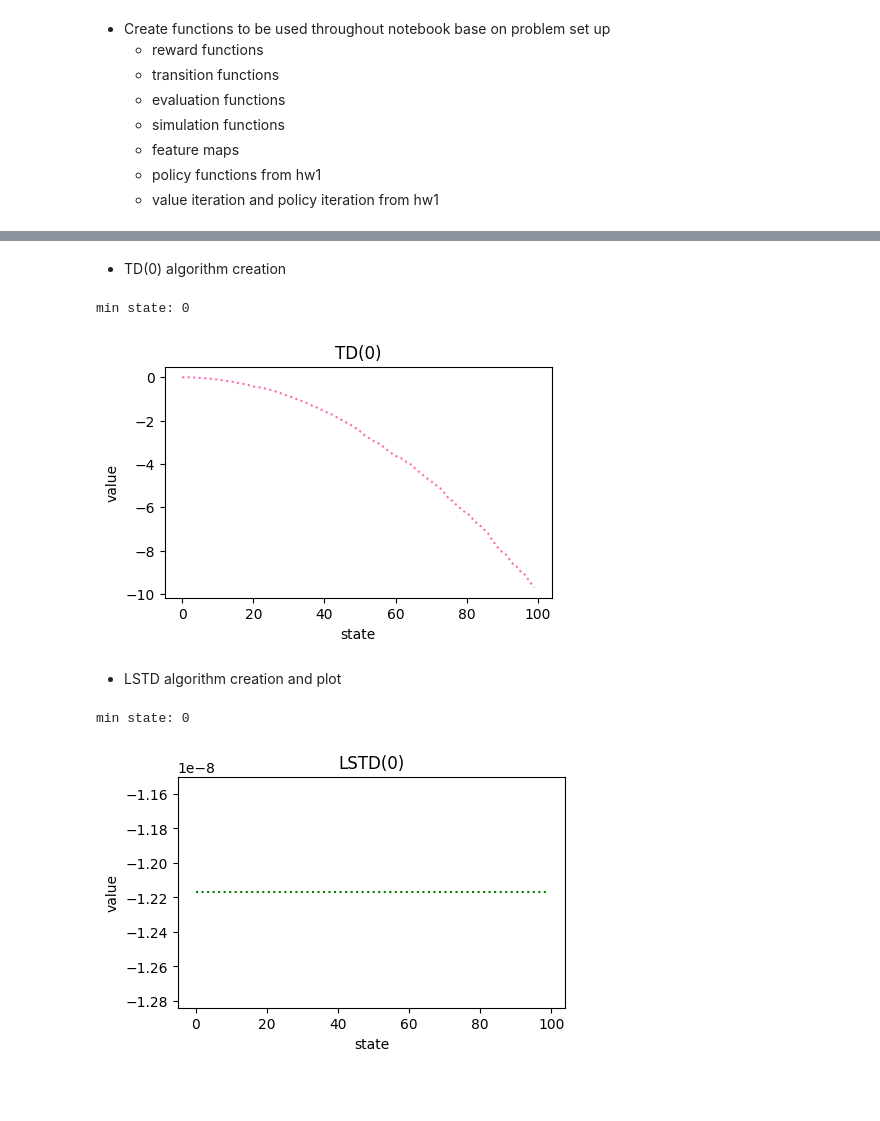
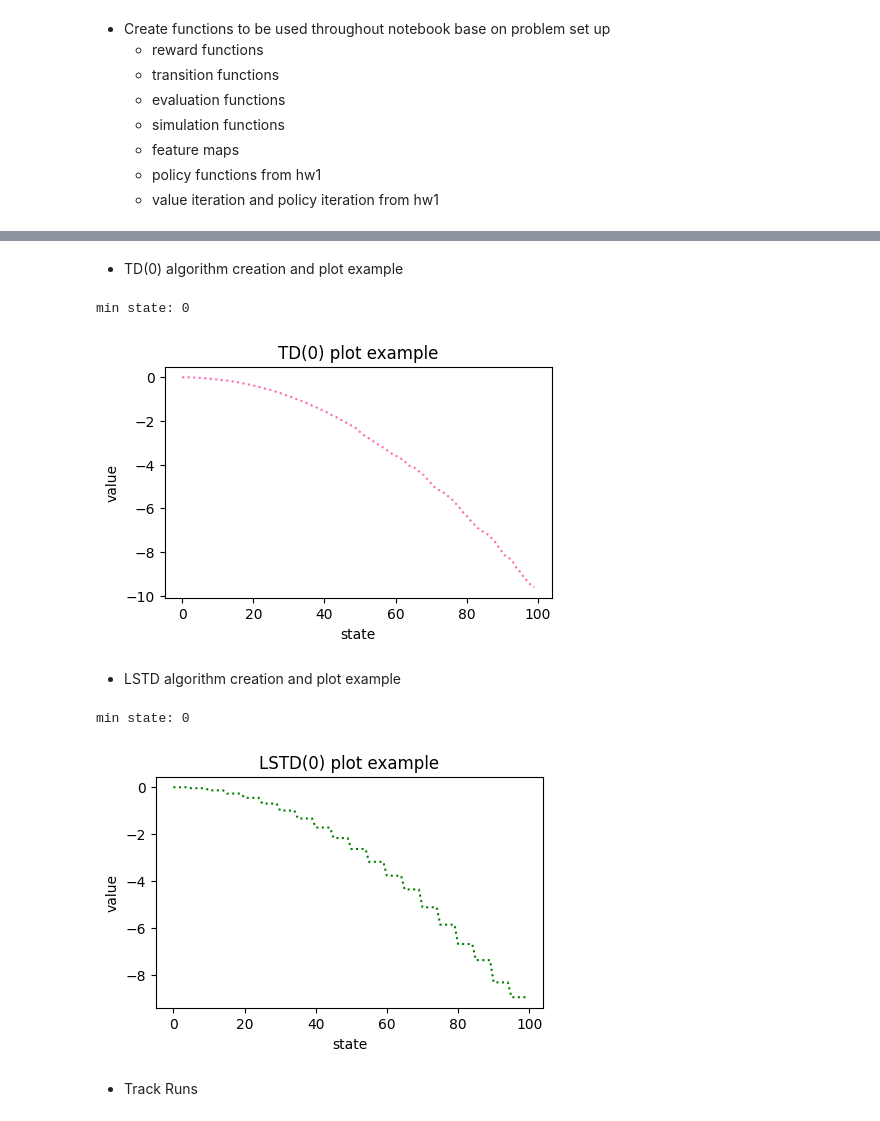
Before and after one commit to claricemottet/RL_HW, a Jupyter notebook: RL_HW2_MottetC.ipynb, the cells around one changed output, grey strips where cells are left out. Drawn from its saved outputs; the diff is of its cells as text; code cells hidden in the pictures; blank space fills up the shorter version.

```diff
--- a/RL_HW2_MottetC.ipynb
+++ b/RL_HW2_MottetC.ipynb
@@ -58,11 +67,12 @@ ARRIVAL_RATE = 0.5
 
 ACTION_LIST = [0, 1] #action_ind (low = 0, high = 1)
 
-list_iters = [10, 20, 50, 100]
+MAX_ITER_LIST = [10e4, 10e5, 10e6, 10e7]
+MAX_ITER_LIST_STR = ['10e4', '10e5', '10e6', '10e7']
 
 #step size parameters for alpha_t = (A/t+B) in TD(0)
-A = 10e5
-B = 10e5
+A_step = 10e5
+B_step = 10e5
 # %% [markdown]
 - Create functions to be used throughout notebook base on problem set up
     - reward functions
@@ -298,13 +283,13 @@ def policy_iteration(max_iter):
 # %% [markdown]
-- TD(0) algorithm creation
+- TD(0) algorithm creation and plot example
 # %%
 #TD(O) algorithm
 
-def td_zero(V_init, x_init, pi, max_iter):
+def td_zero(x_init, pi, max_iter):
 
     #initialize
-    V_t = V_init
-    V_tpo = V_init
+    V_t = value_under_policy(pi)
+    V_tpo = V_t
 
     x_t = x_init
     a_t = np.argmax(pi[x_t])
@@ -314,7 +299,7 @@ def td_zero(V_init, x_init, pi, max_iter):
 
     #run iterations
     for t in range(int(max_iter)):
-        alpha_t = (A/(t+B))
+        alpha_t = (A_step/(t+B_step))
         delta_t = reward_calc(x_t, a_t) + GAMMA*V_t[x_tpo] - V_t[x_t]
 
         V_tpo[x_t] = V_t[x_t] + alpha_t*delta_t
@@ -327,20 +312,19 @@ def td_zero(V_init, x_init, pi, max_iter):
 
     return V_t, track_x_t
 # %%
-#check
+#TD zero plot example
 
 pi_init = policy_aggr()
-V_init = value_under_policy(pi_init)
 
-V_td_zero, track_x_t = td_zero(V_init, 99, pi_init, 10e4)
+V_td_zero, track_x_t = td_zero(99, pi_init, 10e4)
 print(f'min state: {min(track_x_t)}')
 
-plot_results(V_td_zero, 'state', 'value', 'TD(0)', 'hotpink')
+plot_results(V_td_zero, 'state', 'value', 'TD(0) plot example', 'hotpink')
 # %% [output]
 min state: 0
-[figure, old version]
+[figure, new version]
 # %% [markdown]
-- LSTD algorithm creation and plot
+- LSTD algorithm creation and plot example
 # %%
 # LSTD(0) algorithm
 
@@ -359,7 +343,7 @@ def lstd_zero(x_init, pi, feature_map, max_iter):
 
     #run LSTD(0)
     for t in range(int(max_iter)):
-        A_t += np.dot(feature_map(x_t), (feature_map(x_t)-GAMMA*feature_map(x_tpo)).T)
+        A_t += np.outer(feature_map(x_t), (feature_map(x_t) - GAMMA*feature_map(x_tpo)).T)
         b_t += r_t*feature_map(x_t)
 
         x_t = x_tpo
@@ -369,8 +353,7 @@ def lstd_zero(x_init, pi, feature_map, max_iter):
         track_x_t.append(x_t)
 
     #create theta vector
-    theta = np.dot(np.linalg.pinv(A_t), b_t)
-    theta = (1/(int(max_iter)-1))*theta
+    theta = np.dot(np.linalg.pinv(A_t), b_t) #(1/int(max_iter))*
 
     #apply theta vector
     V = np.zeros((N_MAX))
@@ -379,13 +362,16 @@ def lstd_zero(x_init, pi, feature_map, max_iter):
 
     return V, track_x_t
 # %%
+#lstd zero plot example
+
 pi_init = policy_lazy()
-V_init = value_under_policy(pi_init)
 
-V_lstd_zero, track_x_t = lstd_zero(99, pi_init, coarse_feature_map, 10e4)
+V_lstd_zero, track_x_t = lstd_zero(99, pi_init, coarse_feature_map, 10e5)
+
 print(f'min state: {min(track_x_t)}')
-
-plot_results(V_lstd_zero, 'state', 'value', 'LSTD(0)', 'green')
+plot_results(V_lstd_zero, 'state', 'value', 'LSTD(0) plot example', 'green')
 # %% [output]
 min state: 0
-[figure, old version]
+[figure, new version]
+# %% [markdown]
+- Track Runs
```
Also changed, not shown: parts of 24 cells of this notebook.
